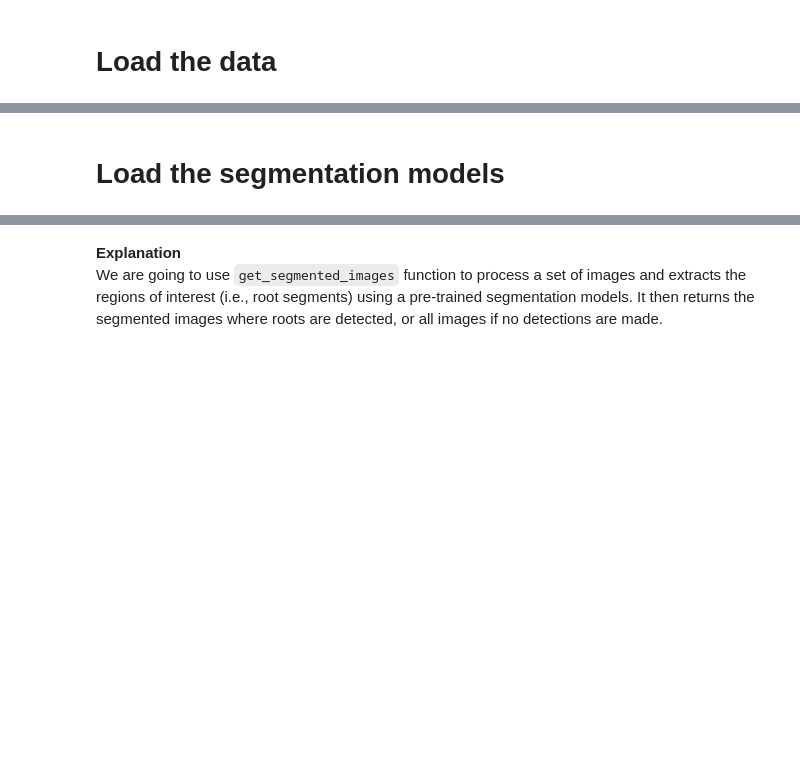
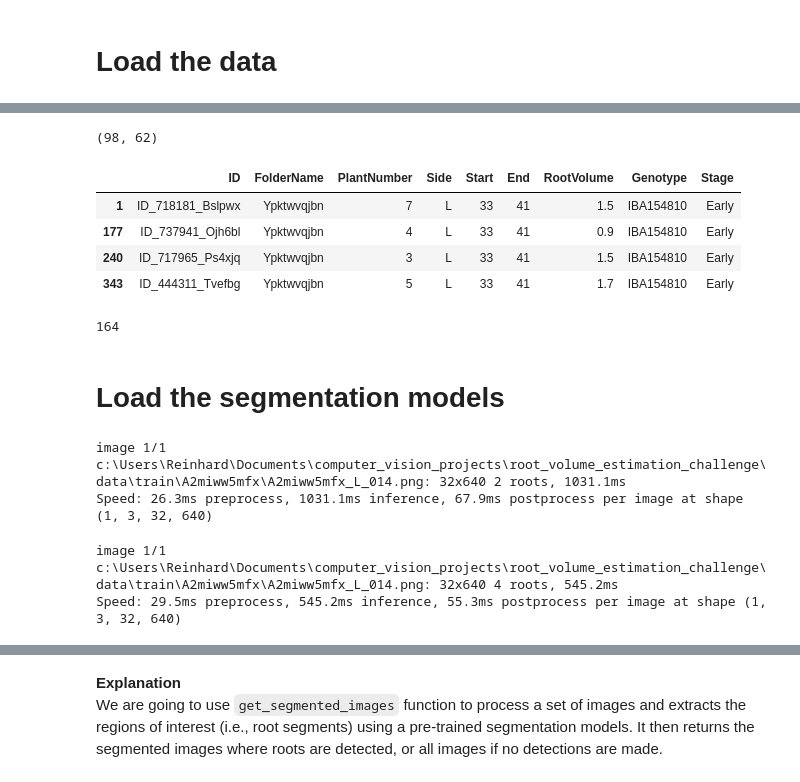
Before and after one commit to rainhard-obura/computer_vision_projects, a Jupyter notebook: root_volume_estimation_challenge/zindi-cgiar-root-volume-challenge.ipynb, the cells around one changed output, grey strips where cells are left out. Cells and saved outputs as stored; diff of their text form; code cells hidden in the pictures; blank space fills up the shorter version.

```diff
--- a/root_volume_estimation_challenge/zindi-cgiar-root-volume-challenge.ipynb
+++ b/root_volume_estimation_challenge/zindi-cgiar-root-volume-challenge.ipynb
@@ -103,4 +103,4 @@ TEST_DATA_PATH = Path("/kaggle/input/zindi-cgiar-root-volume-estimation-challeng
 # %%
-train_df = pd.read_csv("/kaggle/input/zindi-cgiar-root-volume-estimation-challenge/Train.csv")
-test_df = pd.read_csv("/kaggle/input/zindi-cgiar-root-volume-estimation-challenge/Test.csv")
-submission_df = pd.read_csv("/kaggle/input/zindi-cgiar-root-volume-estimation-challenge/Sample_Submission.csv")
+train_df = pd.read_csv('Train.csv')
+test_df = pd.read_csv("Test.csv")
+submission_df = pd.read_csv("Sample_Submission.csv")
@@ -119,12 +165,23 @@ test_df['Stage'].value_counts()
 # %%
 train_df['FolderName'].unique().size, test_df['FolderName'].unique().size
+# %% [output]
+(98, 62)
 # %%
 folder = "Ypktwvqjbn"
 df = train_df[train_df['FolderName'] == folder]
 
 df[['FolderName', 'PlantNumber', 'Side', 'Start', 'End', 'RootVolume']].head(n = 10)
+df
+# %% [output]
+|  | ID | FolderName | PlantNumber | Side | Start | End | RootVolume | Genotype | Stage |
+| 1 | ID_718181_Bslpwx | Ypktwvqjbn | 7 | L | 33 | 41 | 1.5 | IBA154810 | Early |
+| 177 | ID_737941_Ojh6bl | Ypktwvqjbn | 4 | L | 33 | 41 | 0.9 | IBA154810 | Early |
+| 240 | ID_717965_Ps4xjq | Ypktwvqjbn | 3 | L | 33 | 41 | 1.5 | IBA154810 | Early |
+| 343 | ID_444311_Tvefbg | Ypktwvqjbn | 5 | L | 33 | 41 | 1.7 | IBA154810 | Early |
 # %%
-len(os.listdir("/kaggle/input/zindi-cgiar-root-volume-estimation-challenge/data/test/A6dzrkjqvl"))
+len(os.listdir("data/test/A6dzrkjqvl"))
+# %% [output]
+164
 # %% [markdown]
 # Load the segmentation models
 # %%
@@ -136,9 +193,20 @@ segmentation_models = {
 }
 # %%
-sample = "/kaggle/input/zindi-cgiar-root-volume-estimation-challenge/data/train/A2miww5mfx/A2miww5mfx_L_014.png"
+sample = "data/train/A2miww5mfx/A2miww5mfx_L_014.png"
 
 seg_model = segmentation_models['early']
 results = seg_model(sample)
+# %% [output]
+image 1/1 c:\Users\Reinhard\Documents\computer_vision_projects\root_volume_estimation_challenge\data\train\A2miww5mfx\A2miww5mfx_L_014.png: 32x640 2 roots, 1031.1ms
+Speed: 26.3ms preprocess, 1031.1ms inference, 67.9ms postprocess per image at shape (1, 3, 32, 640)
+# %%
+sample = "data/train/A2miww5mfx/A2miww5mfx_L_014.png"
+
+seg2_model = segmentation_models['late']
+results = seg2_model(sample)
+# %% [output]
+image 1/1 c:\Users\Reinhard\Documents\computer_vision_projects\root_volume_estimation_challenge\data\train\A2miww5mfx\A2miww5mfx_L_014.png: 32x640 4 roots, 545.2ms
+Speed: 29.5ms preprocess, 545.2ms inference, 55.3ms postprocess per image at shape (1, 3, 32, 640)
 # %%
 sample_image = Image.open(sample)
 sample_image
```
Also changed, not shown: parts of 21 cells of this notebook.
